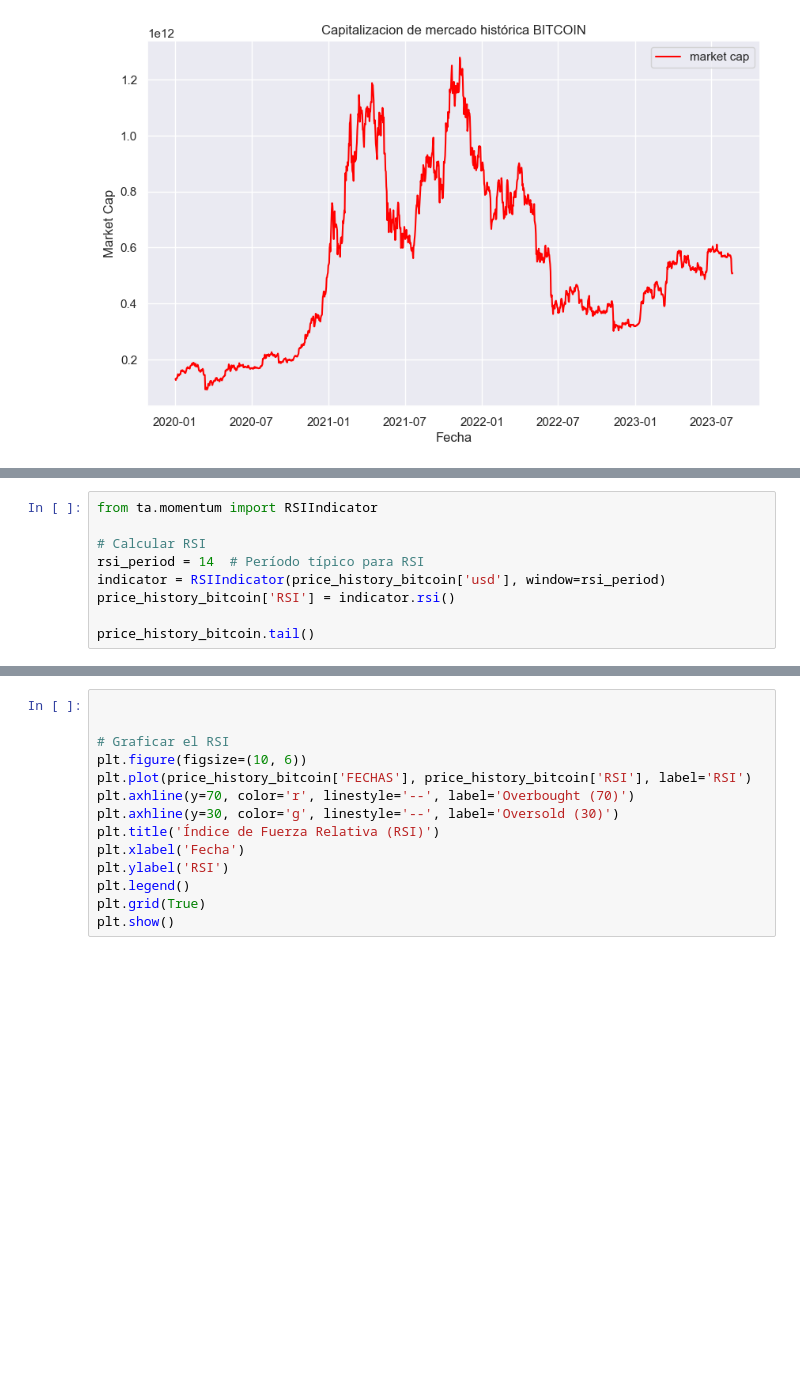
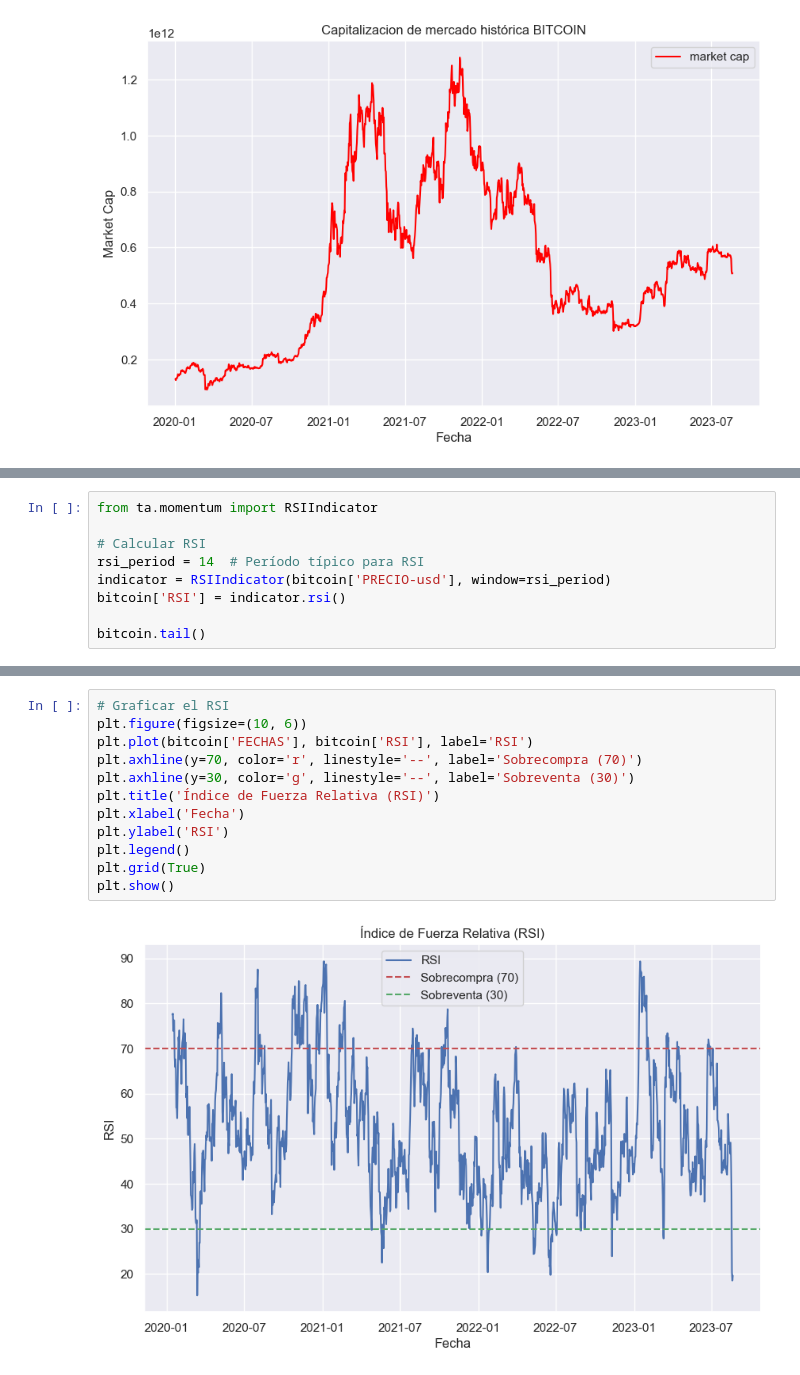
Before and after one commit to Constanzafl/Proyecto2_Data_Analytics, a Jupyter notebook: EDA/EDAbitcoin.ipynb, the cells around one changed output, grey strips where cells are left out. Cells and saved outputs as stored; diff of their text form; blank space fills up the shorter version.

```diff
--- a/EDA/EDAbitcoin.ipynb
+++ b/EDA/EDAbitcoin.ipynb
@@ -82,7 +82,7 @@ from ta.momentum import RSIIndicator
 
 # Calcular RSI
 rsi_period = 14  # Período típico para RSI
-indicator = RSIIndicator(price_history_bitcoin['usd'], window=rsi_period)
-price_history_bitcoin['RSI'] = indicator.rsi()
+indicator = RSIIndicator(bitcoin['PRECIO-usd'], window=rsi_period)
+bitcoin['RSI'] = indicator.rsi()
 
-price_history_bitcoin.tail()
+bitcoin.tail()
@@ -89,15 +96,15 @@ price_history_bitcoin.tail()
 # %%
-
-
 # Graficar el RSI
 plt.figure(figsize=(10, 6))
-plt.plot(price_history_bitcoin['FECHAS'], price_history_bitcoin['RSI'], label='RSI')
-plt.axhline(y=70, color='r', linestyle='--', label='Overbought (70)')
-plt.axhline(y=30, color='g', linestyle='--', label='Oversold (30)')
+plt.plot(bitcoin['FECHAS'], bitcoin['RSI'], label='RSI')
+plt.axhline(y=70, color='r', linestyle='--', label='Sobrecompra (70)')
+plt.axhline(y=30, color='g', linestyle='--', label='Sobreventa (30)')
 plt.title('Índice de Fuerza Relativa (RSI)')
 plt.xlabel('Fecha')
 plt.ylabel('RSI')
 plt.legend()
 plt.grid(True)
 plt.show()
+# %% [output]
+[figure, added]
 # %%
```
Also changed, not shown: parts of 6 cells of this notebook, 2 other files.
